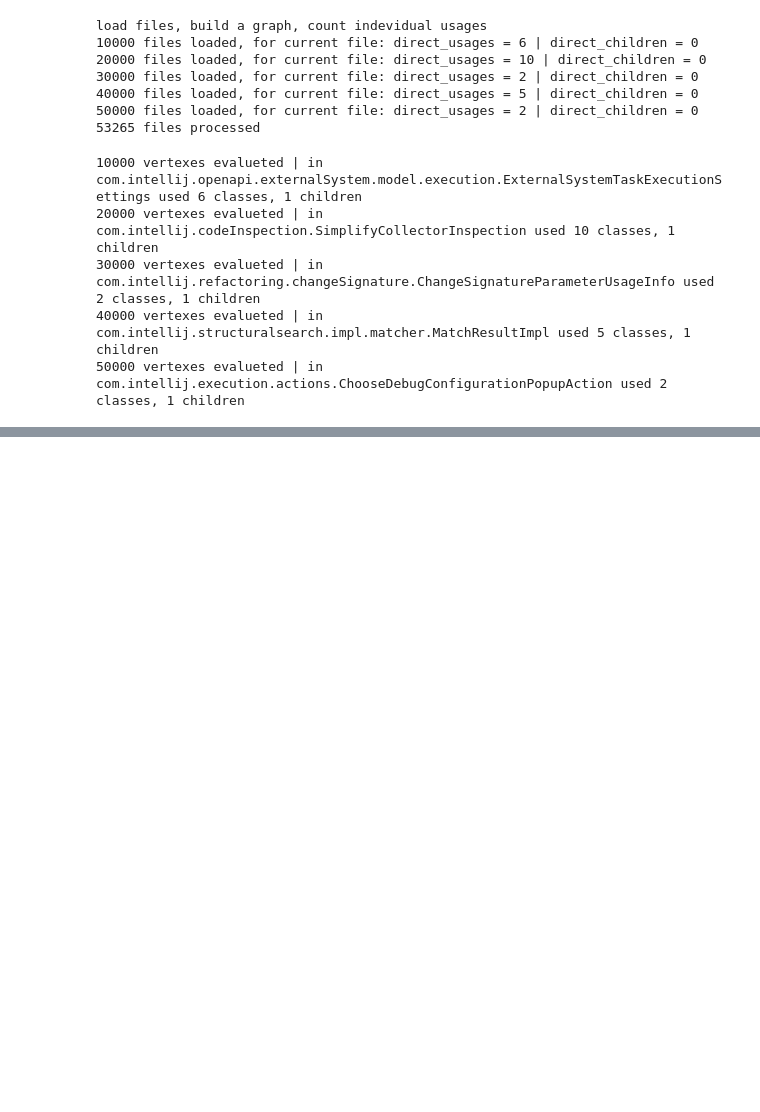
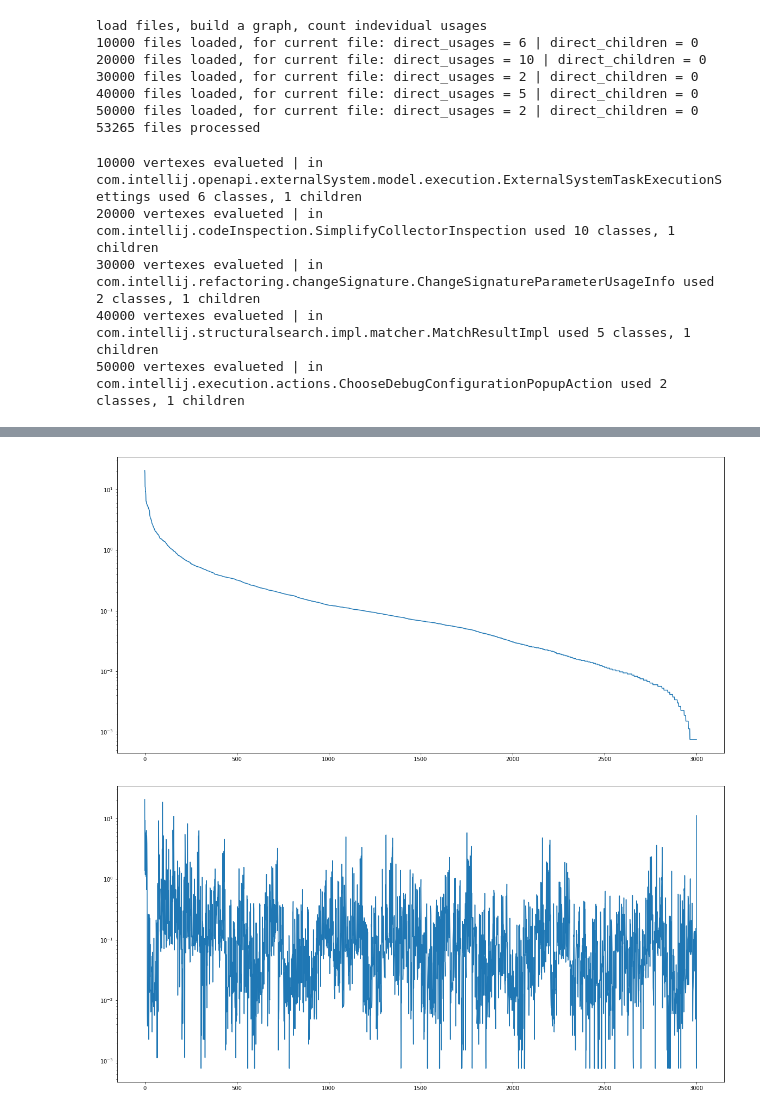
Before and after one commit to turovkv/intellij-class-usages-analysis, a Jupyter notebook: dataset.ipynb, the cells around one changed output, grey strips where cells are left out. Saved outputs shown, nothing was run; the diff lists cells and outputs as text; code cells hidden in the pictures; blank space fills up the shorter version.

```diff
--- a/dataset.ipynb
+++ b/dataset.ipynb
@@ -543,0 +556,5 @@ df_valid_intr.to_csv('valid_intr.csv')
+# %%
+cols = list(selector.get_feature_names_out()) + ['correct', 'group']
+df_train_intr_s = df_train_intr[cols]
+df_test_intr_s = df_test_intr[cols]
+df_valid_intr_s = df_valid_intr[cols]
@@ -543,0 +576,15 @@ df_valid_intr.to_csv('valid_intr.csv')
+# %%
+s_tr_intr_s = df_train_intr_s.drop(columns=['group']).sum().div(df_train_intr_s.shape[0]).mul(100)
+# %%
+plt.figure(figsize=(20, 10))
+plt.plot(np.arange(s_tr_intr_s.shape[0]), s_tr_intr_s.sort_values(ascending=[False]).to_list())
+plt.yscale('log')
+plt.show()
+
+plt.figure(figsize=(20, 10))
+plt.plot(np.arange(s_tr_intr_s.shape[0]), s_tr_intr_s.to_list())
+plt.yscale('log')
+plt.show()
+# %% [output]
+[figure, added]
+[figure, added]
```
Also changed, not shown: parts of 29 cells of this notebook, 3 other files.
